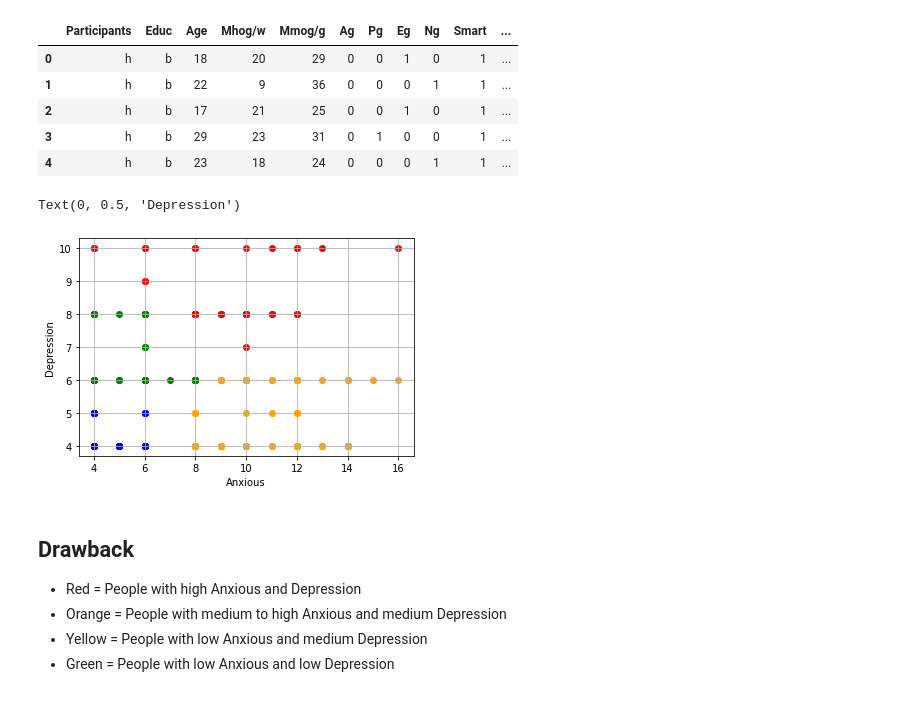
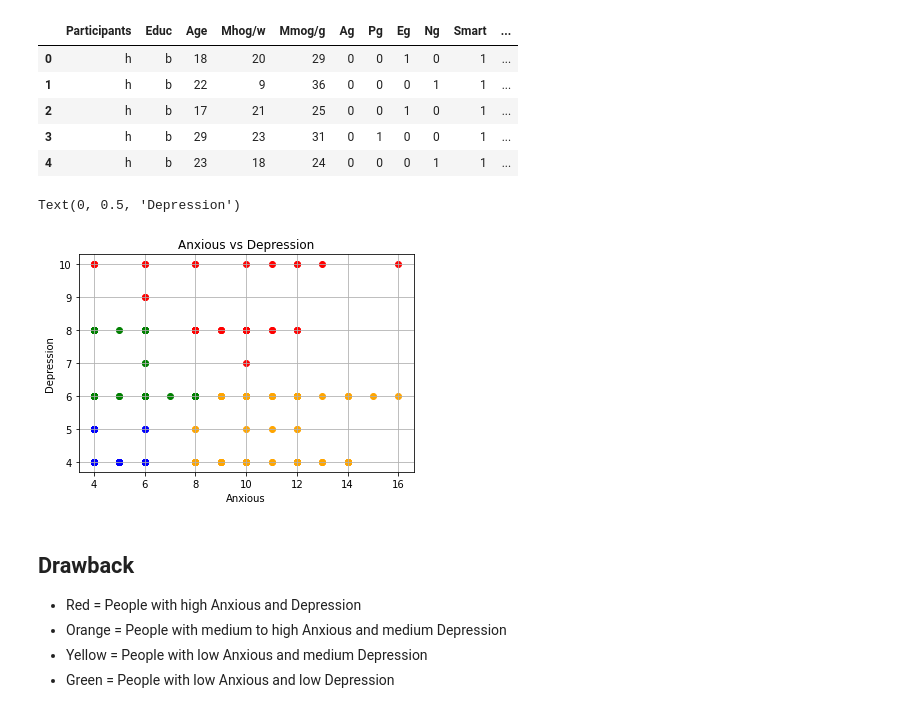
Before and after one commit to harysetiawan23/kmean, a Jupyter notebook: clustering.ipynb, the cells around one changed output. Cells and saved outputs as stored; diff of their text form; code cells hidden in the pictures.

```diff
--- a/clustering.ipynb
+++ b/clustering.ipynb
@@ -66,16 +69,17 @@ df.head(5)
 # %%
 ## Display Scatter
 colors = ['red','orange','green','blue']
 
 for i,cluster in enumerate(list(df['stress_cluster'].sort_values().unique())):
     cluster_df = df[df['stress_cluster']==cluster]
     plt.scatter(cluster_df['Anx'],cluster_df['Dep'],color=colors[i])
 plt.grid(True)
+plt.title("Anxious vs Depression")
 plt.xlabel('Anxious')
 plt.ylabel('Depression')
 # %% [output]
 Text(0, 0.5, 'Depression')
-[figure, old version]
+[figure, new version]
 # %% [markdown]
 ## Drawback
 - Red = People with high Anxious and Depression
```
Also changed, not shown: parts of 1 cell of this notebook.
